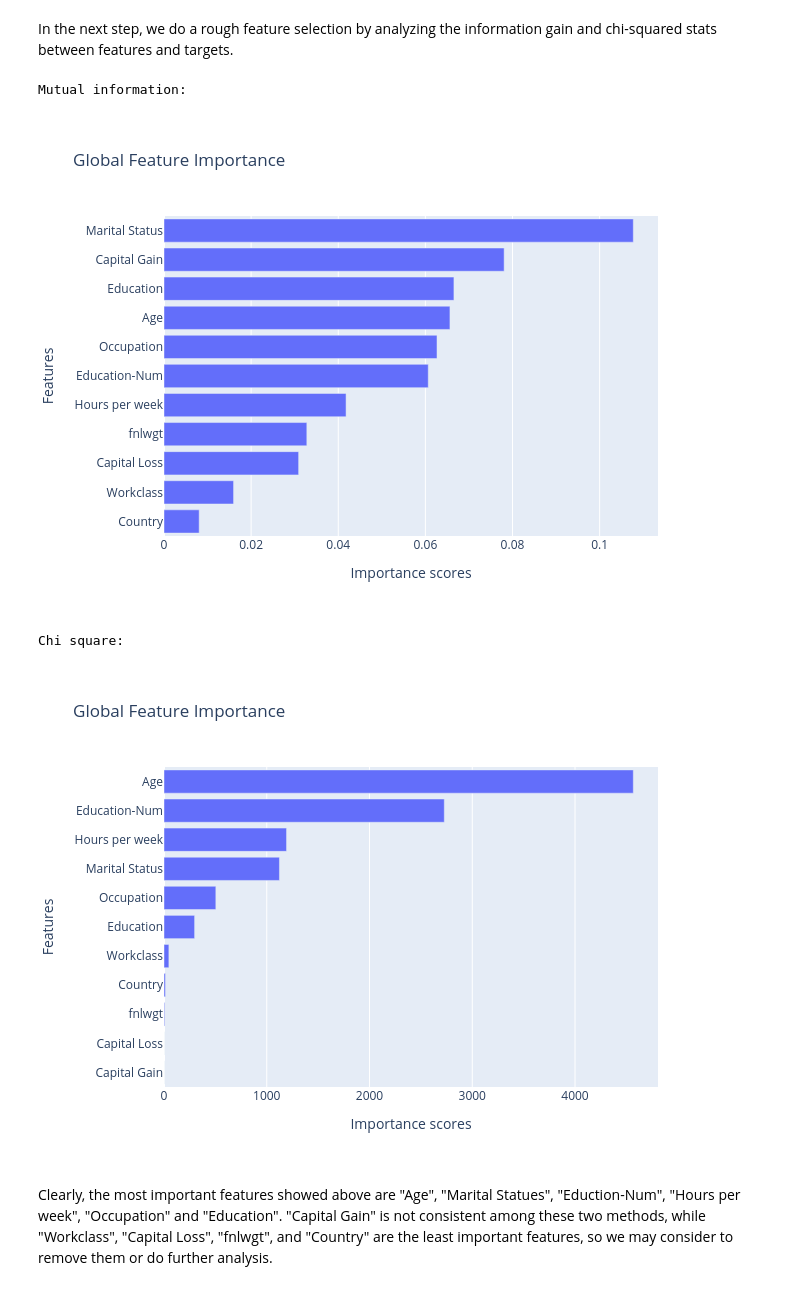
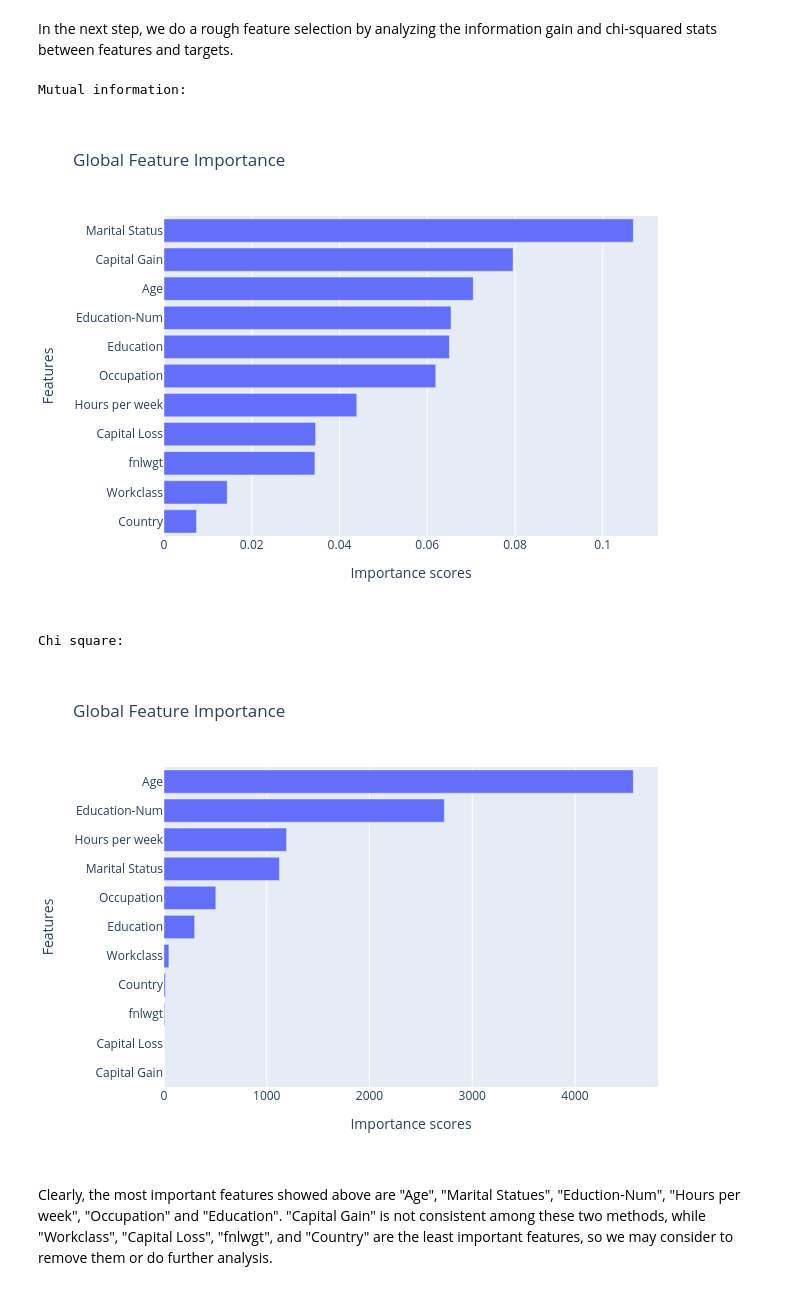
Before and after one commit to salesforce/OmniXAI, a Jupyter notebook: tutorials/omnixai_in_ml_workflow.ipynb, the cells around one changed output. Drawn from its saved outputs; the diff is of its cells as text; code cells hidden in the pictures.

```diff
--- a/tutorials/omnixai_in_ml_workflow.ipynb
+++ b/tutorials/omnixai_in_ml_workflow.ipynb
@@ -116,22 +117,23 @@ In the next step, we do a rough feature selection by analyzing the information g
 # %%
 tabular_data = Tabular(
     df,
     categorical_columns=['Workclass', 'Education', 'Marital Status', 'Occupation', 'Country'],
     target_column='label'
 )
 explainer = DataAnalyzer(
     explainers=["mutual", "chi2"],
+    mode="classification",
     data=tabular_data
 )
 explanations = explainer.explain_global()
 
 print("Mutual information:")
 explanations["mutual"].ipython_plot()
 print("Chi square:")
 explanations["chi2"].ipython_plot()
 # %% [output]
 Mutual information:
-[figure, old version]
+[figure, new version]
 Chi square:
 [figure]
 # %% [markdown]
```
Also changed, not shown: parts of 4 cells of this notebook, 5 other files.
